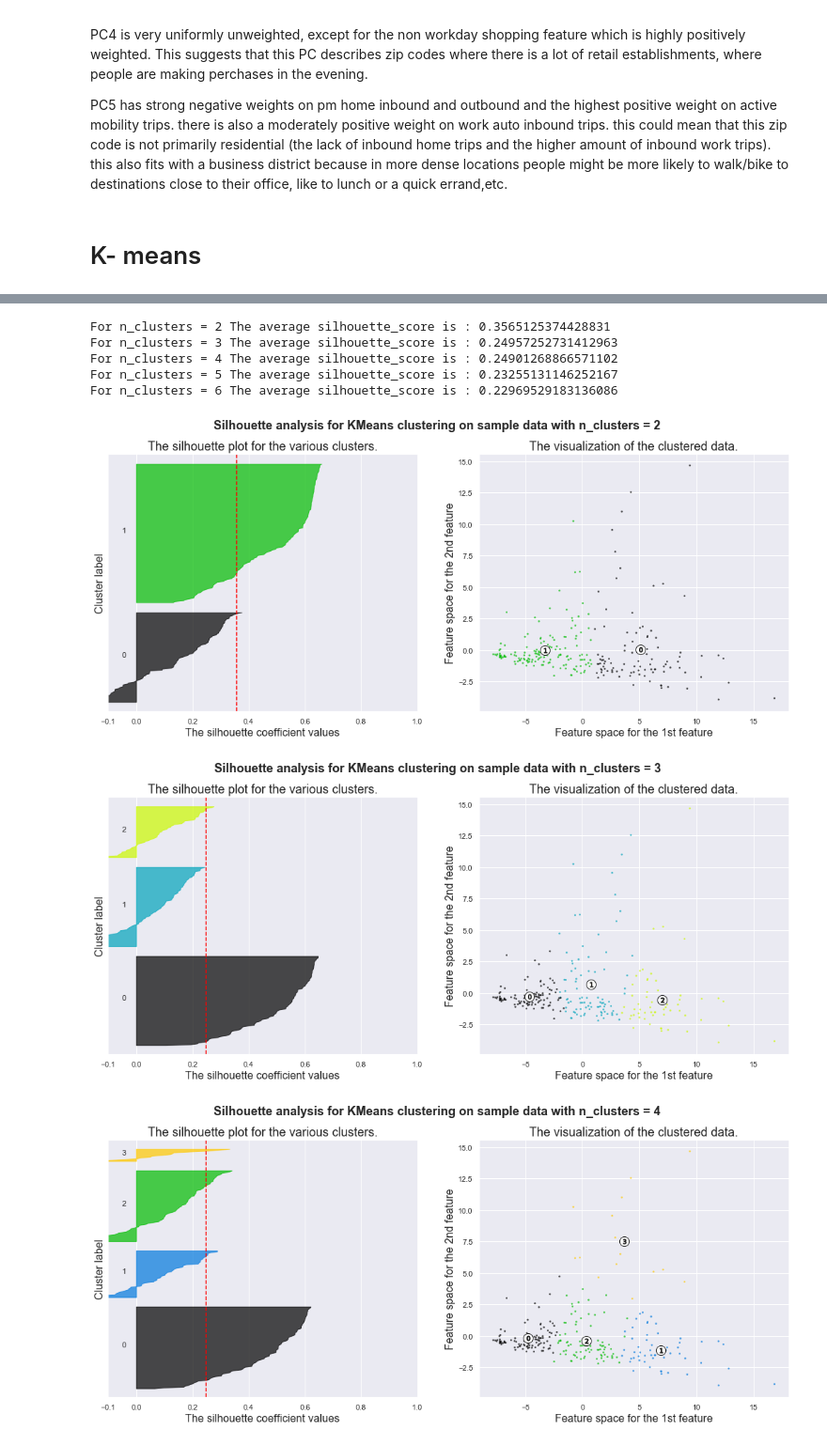
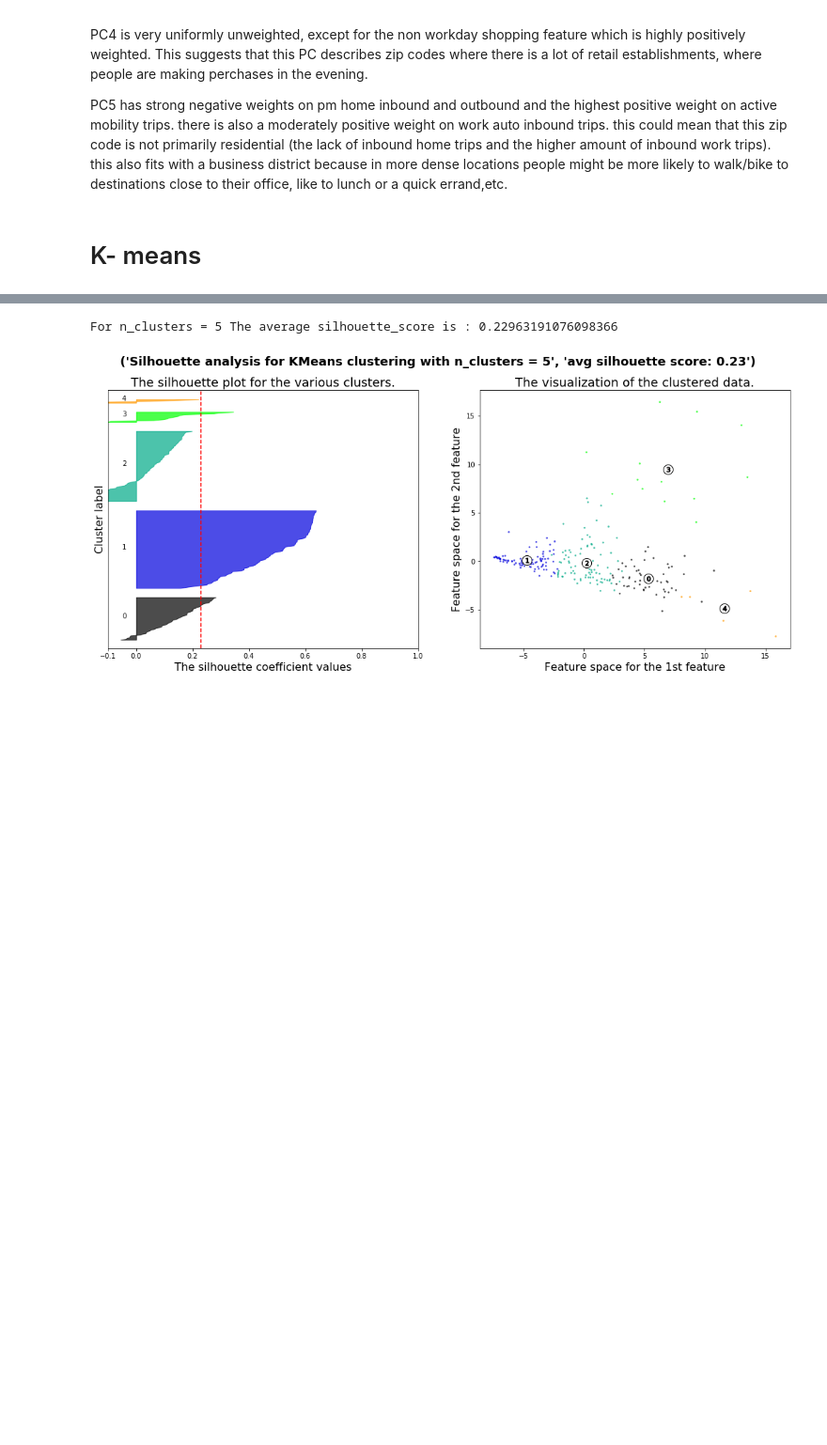
Before and after one commit to abaum1/mobilitymotifs, a Jupyter notebook: K means and PCA.ipynb, the cells around one changed output, grey strips where cells are left out. Shown: that part at 94% size. Saved outputs shown, nothing was run; the diff lists cells and outputs as text; code cells hidden in the pictures; blank space fills up the shorter version.

```diff
--- a/K means and PCA.ipynb
+++ b/K means and PCA.ipynb
@@ -29,11 +35,11 @@ zcode_data.head()
 # %% [markdown]
 We can see that several the the features have high collinearity. I eliminated the all auto and all transit feature because it had very high collinearity with some other features including any of the features containing transit or auto.total inbound and total oubound have reletively high collinearity with other subsets of inbound/outbound. some of the high collinearities are not easily explained, such as the relationship between "total inbound" and "work auto outbound". Other relationships between inbound and outbound features suggest that inboundna outbound counts are positively correlated, which suggests that zip codes with a lot of inbound trips at one time of day have a lot of outbound trips as well. This makes sense, given that this is daily activity and we would expect most people who enter the zip code for work, school, or other activities will eventually go back home.
 # %%
-color = sns.diverging_palette(11, 11)
-sns.set(font_scale=1)
-plt.subplots(figsize=(12,7))
-corr = zcode_data[[col for col in zcode_data.columns if col not in ['internal', "zip code"]]].corr()
-corr.style.set_precision(3)
-sns.heatmap(corr, annot=True, cmap="YlGnBu", vmax=1, vmin = -0.1);
-sns.axes_style("white");
-plt.title("Pairwise Feature Correlations");
+# color = sns.diverging_palette(11, 11)
+# sns.set(font_scale=1)
+# plt.subplots(figsize=(12,7))
+# corr = zcode_data[[col for col in zcode_data.columns if col not in ['internal', "zip code"]]].corr()
+# corr.style.set_precision(3)
+# sns.heatmap(corr, annot=True, cmap="YlGnBu", vmax=1, vmin = -0.1);
+# sns.axes_style("white");
+# plt.title("Pairwise Feature Correlations");
@@ -42,6 +46,5 @@ plt.title("Pairwise Feature Correlations");
 # %%
-features = zcode_data[[col for col in zcode_data.columns if col not in ['internal', "ZIP"]]].columns
+features = zcode_data[[col for col in zcode_data.columns if col not in ["ZIP"]]].columns
 print("num feats: ", len(features))
-features
 # %% [output]
 num feats:  72
@@ -94,5 +78,5 @@ array([[-0.82907987,  0.50686754,  0.30744088, ...,  1.05072311,
 # %%
-n_components = 12
+n_components = 15
 pca_model = PCA(n_components)
 principalComponents = pca_model.fit_transform(standard_data)
 principalDf = pd.DataFrame(data = principalComponents
@@ -292,7 +241,7 @@ y = principalComponents[:,0:n_components]
 # %%
 # k means determine k
 distortions = []
-K = range(1,7)
+K = range(1,5)
 for k in K:
     kmeanModel = KMeans(n_clusters=k).fit(y)
     kmeanModel.fit(y)
@@ -309,5 +258,5 @@ plt.show()
 # %%
-range_n_clusters = [2, 3, 4, 5, 6]
+range_n_clusters = [5]
 
 for n_clusters in range_n_clusters:
     # Create a subplot with 1 row and 2 columns
@@ -324,7 +273,7 @@ for n_clusters in range_n_clusters:
 
     # Initialize the clusterer with n_clusters value and a random generator
     # seed of 10 for reproducibility.
-    clusterer = KMeans(n_clusters=n_clusters, random_state=10)
+    clusterer = KMeans(n_clusters=n_clusters, random_state=9)
     cluster_labels = clusterer.fit_predict(y)
 
     # The silhouette_score gives the average value for all the samples.
@@ -366,40 +315,34 @@ for n_clusters in range_n_clusters:
 
     # The vertical line for average silhouette score of all the values
     ax1.axvline(x=silhouette_avg, color="red", linestyle="--")
 
     ax1.set_yticks([])  # Clear the yaxis labels / ticks
     ax1.set_xticks([-0.1, 0, 0.2, 0.4, 0.6, 0.8, 1])
 
     # 2nd Plot showing the actual clusters formed
     colors = cm.nipy_spectral(cluster_labels.astype(float) / n_clusters)
     ax2.scatter(y[:, 0], y[:, 1], marker='.', s=30, lw=0, alpha=0.7,
                 c=colors, edgecolor='k')
 
     # Labeling the clusters
     centers = clusterer.cluster_centers_
     # Draw white circles at cluster centers
     ax2.scatter(centers[:, 0], centers[:, 1], marker='o',
                 c="white", alpha=1, s=200, edgecolor='k')
 
     for i, c in enumerate(centers):
         ax2.scatter(c[0], c[1], marker='$%d$' % i, alpha=1,
                     s=50, edgecolor='k')
 
     ax2.set_title("The visualization of the clustered data.", fontsize=18)
     ax2.set_xlabel("Feature space for the 1st feature", fontsize=16)
     ax2.set_ylabel("Feature space for the 2nd feature", fontsize=16)
 
-    plt.suptitle(("Silhouette analysis for KMeans clustering on sample data "
-                  "with n_clusters = %d" % n_clusters),
+    plt.suptitle(("Silhouette analysis for KMeans clustering "
+                  "with n_clusters = %d" % n_clusters, "avg silhouette score: {:.3}".format(silhouette_avg)),
                  fontsize=18, fontweight='bold')
     #plt.savefig('Graphics/silhouette %d.png' % n_clusters,dpi=600)
 plt.show()
 # %% [output]
-For n_clusters = 2 The average silhouette_score is : 0.3565125374428831
-For n_clusters = 3 The average silhouette_score is : 0.24957252731412963
-For n_clusters = 4 The average silhouette_score is : 0.24901268866571102
-For n_clusters = 5 The average silhouette_score is : 0.23255131146252167
-For n_clusters = 6 The average silhouette_score is : 0.22969529183136086
+For n_clusters = 5 The average silhouette_score is : 0.22963191076098366
-[figure, old version]
+[figure, new version]
-[figure, removed]
-[figure, removed]
```
Also changed, not shown: parts of 29 cells of this notebook.
